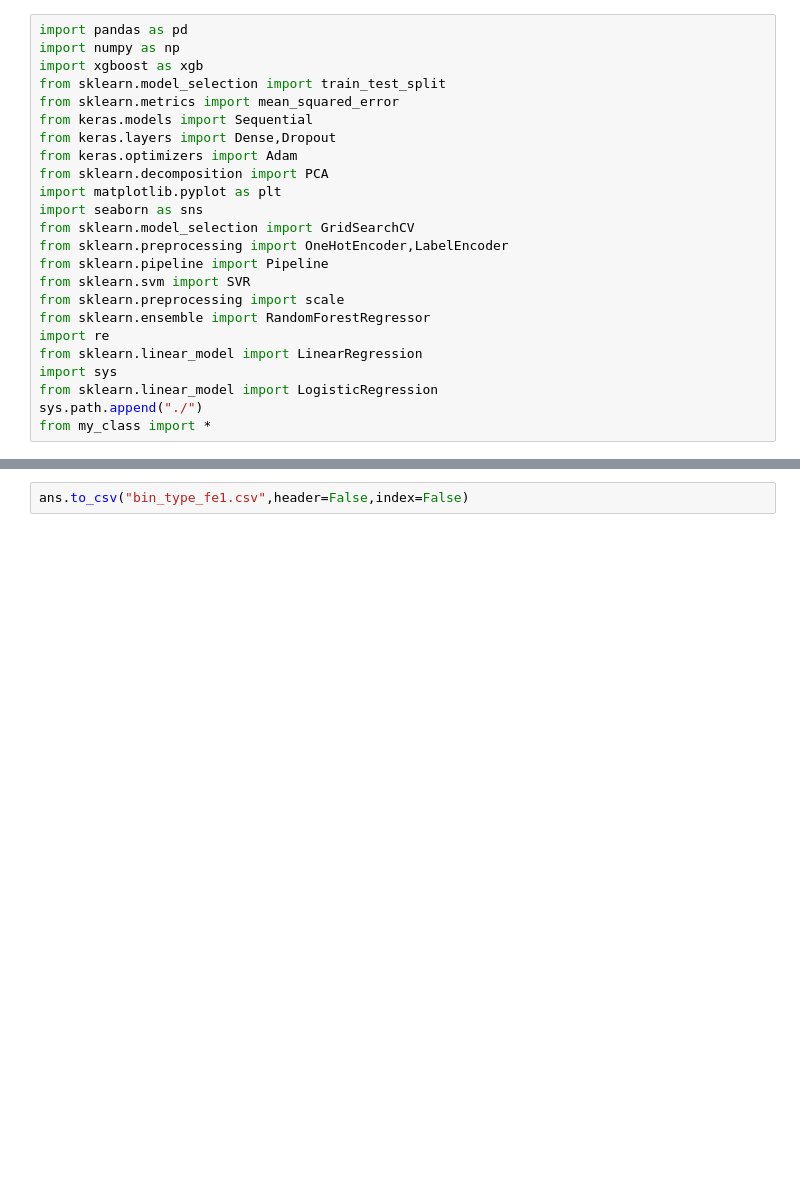
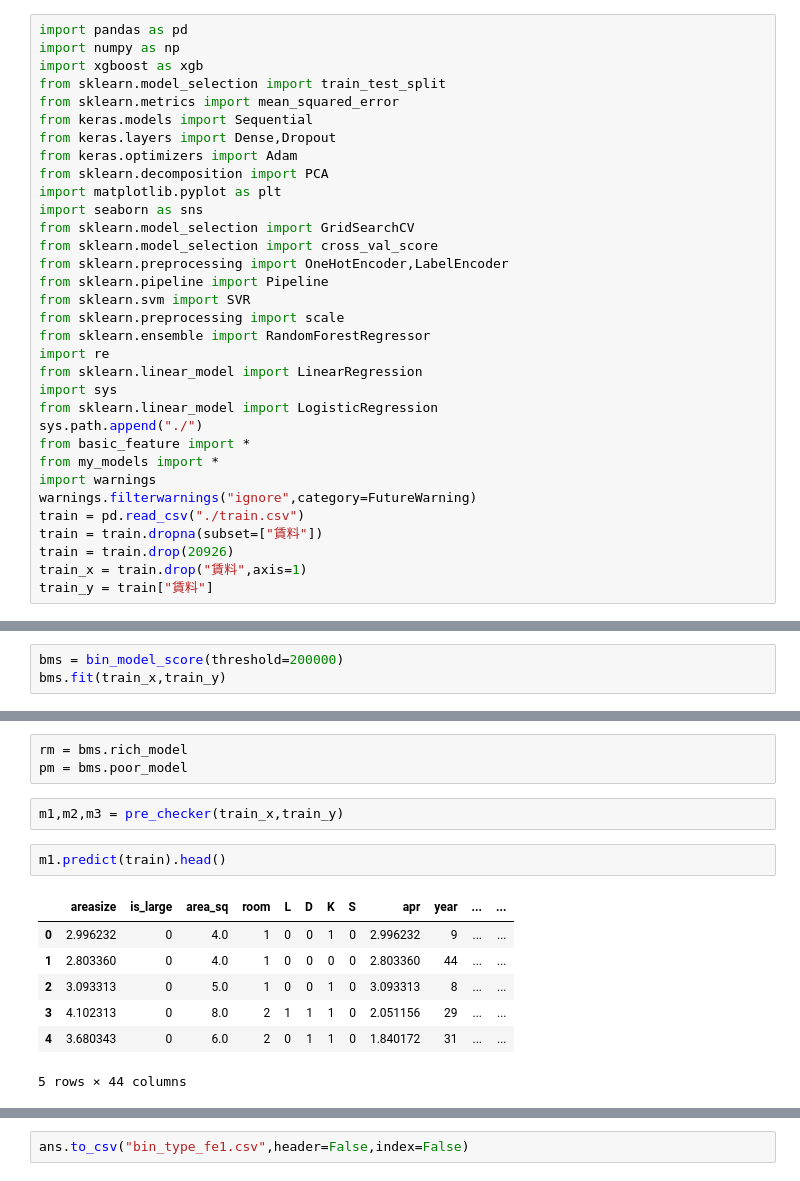
Before and after one commit to MosasoM/mynavi, a Jupyter notebook: mynavi_main.ipynb, the cells around one changed output, grey strips where cells are left out. Saved outputs shown, nothing was run; the diff lists cells and outputs as text; blank space fills up the shorter version.

Commit message:
basic features version

```diff
--- a/mynavi_main.ipynb
+++ b/mynavi_main.ipynb
@@ -11,6 +11,7 @@ from sklearn.decomposition import PCA
 import matplotlib.pyplot as plt
 import seaborn as sns
 from sklearn.model_selection import GridSearchCV
+from sklearn.model_selection import cross_val_score
 from sklearn.preprocessing import OneHotEncoder,LabelEncoder
 from sklearn.pipeline import Pipeline
 from sklearn.svm import SVR
@@ -21,4 +22,12 @@ from sklearn.linear_model import LinearRegression
 import sys
 from sklearn.linear_model import LogisticRegression
 sys.path.append("./")
-from my_class import *
+from basic_feature import *
+from my_models import *
+import warnings
+warnings.filterwarnings("ignore",category=FutureWarning)
+train = pd.read_csv("./train.csv")
+train = train.dropna(subset=["賃料"])
+train = train.drop(20926)
+train_x = train.drop("賃料",axis=1)
+train_y = train["賃料"]
@@ -240,0 +120,3 @@ def commit(prediction,test,filename,score):
+# %%
+bms = bin_model_score(threshold=200000)
+bms.fit(train_x,train_y)
@@ -240,0 +130,15 @@ def commit(prediction,test,filename,score):
+# %%
+rm = bms.rich_model
+pm = bms.poor_model
+# %%
+m1,m2,m3 = pre_checker(train_x,train_y)
+# %%
+m1.predict(train).head()
+# %% [output]
+|  | areasize | is_large | area_sq | room | L | D | K | S | apr | year | ... | ... |
+| 0 | 2.996232 | 0 | 4.0 | 1 | 0 | 0 | 1 | 0 | 2.996232 | 9 | ... | ... |
+| 1 | 2.803360 | 0 | 4.0 | 1 | 0 | 0 | 0 | 0 | 2.803360 | 44 | ... | ... |
+| 2 | 3.093313 | 0 | 5.0 | 1 | 0 | 0 | 1 | 0 | 3.093313 | 8 | ... | ... |
+| 3 | 4.102313 | 0 | 8.0 | 2 | 1 | 1 | 1 | 0 | 2.051156 | 29 | ... | ... |
+| 4 | 3.680343 | 0 | 6.0 | 2 | 0 | 1 | 1 | 0 | 1.840172 | 31 | ... | ... |
+5 rows × 44 columns
```
Also changed, not shown: parts of 34 cells of this notebook, 4 other files.
